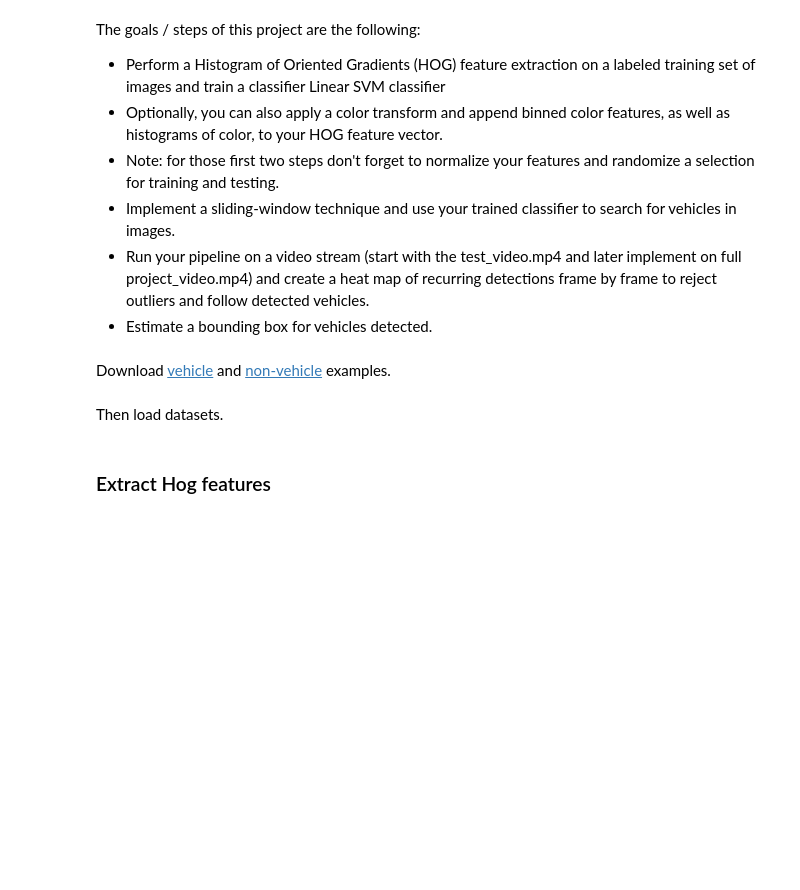
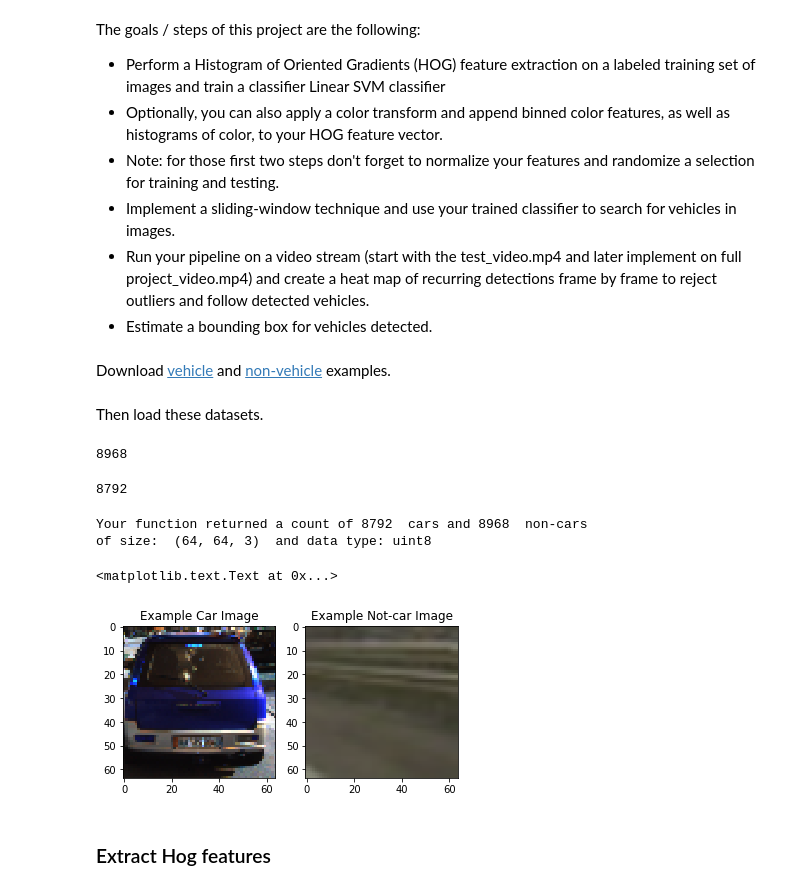
Before and after one commit to zezhou/CarND-Vehicle-Detection, a Jupyter notebook: p5.ipynb, the cells around one changed output. Cells and saved outputs as stored; diff of their text form; code cells hidden in the pictures; blank space fills up the shorter version.

```diff
--- a/p5.ipynb
+++ b/p5.ipynb
@@ -10,4 +12,4 @@ The goals / steps of this project are the following:
 # %% [markdown]
 Download [vehicle](https://s3.amazonaws.com/udacity-sdc/Vehicle_Tracking/vehicles.zip) and [non-vehicle](https://s3.amazonaws.com/udacity-sdc/Vehicle_Tracking/non-vehicles.zip) examples.
 # %% [markdown]
-Then load datasets.
+Then load these datasets.
@@ -20,2 +38,69 @@ def load_data():
+# %%
+# load non-vehicles data
+non_vehicles = load_data([
+    "dataset/non-vehicles/Extras/", # 64 * 64
+    "dataset/non-vehicles/GTI/"
+])
+#], limit = 500)
+
+print(len(non_vehicles))
+# %% [output]
+8968
+# %%
+# load vehicles data
+vehicles = load_data([
+    "dataset/vehicles/GTI_Far/",
+    "dataset/vehicles/GTI_Left/",
+    "dataset/vehicles/GTI_MiddleClose/",
+    "dataset/vehicles/GTI_Right/",
+    "dataset/vehicles/KITTI_extracted/"
+])
+print(len(vehicles)) # 8792
+# %% [output]
+8792
+# %%
+def data_look(car_list, notcar_list):
+    data_dict = {}
+    # Define a key in data_dict "n_cars" and store the number of car images
+    data_dict["n_cars"] = len(car_list)
+    # Define a key "n_notcars" and store the number of notcar images
+    data_dict["n_notcars"] = len(notcar_list)
+    # Read in a test image, either car or notcar
+    # Define a key "image_shape" and store the test image shape 3-tuple
+    data_dict["image_shape"] = car_list[0].shape
+    # Define a key "data_type" and store the data type of the test image.
+    data_dict["data_type"] = car_list[0].dtype
+    # Return data_dict
+    return data_dict
+
+data_info = data_look(vehicles, non_vehicles)
+
+print('Your function returned a count of',
+      data_info["n_cars"], ' cars and',
+      data_info["n_notcars"], ' non-cars')
+print('of size: ',data_info["image_shape"], ' and data type:',
+      data_info["data_type"])
+# Just for fun choose random car / not-car indices and plot example images
+car_ind = np.random.randint(0, len(vehicles))
+notcar_ind = np.random.randint(0, len(non_vehicles))
+
+# Read in car / not-car images
+car_image = vehicles[car_ind]
+notcar_image = non_vehicles[notcar_ind]
+
+
+# Plot the examples
+fig = plt.figure()
+plt.subplot(121)
+plt.imshow(car_image)
+plt.title('Example Car Image')
+plt.subplot(122)
+plt.imshow(notcar_image)
+plt.title('Example Not-car Image')
+# %% [output]
+Your function returned a count of 8792  cars and 8968  non-cars
+of size:  (64, 64, 3)  and data type: uint8
+<matplotlib.text.Text at 0x...>
+[figure, added]
 # %% [markdown]
 ### Extract Hog features
```
Also changed, not shown: parts of 47 cells of this notebook, 1 other file.
